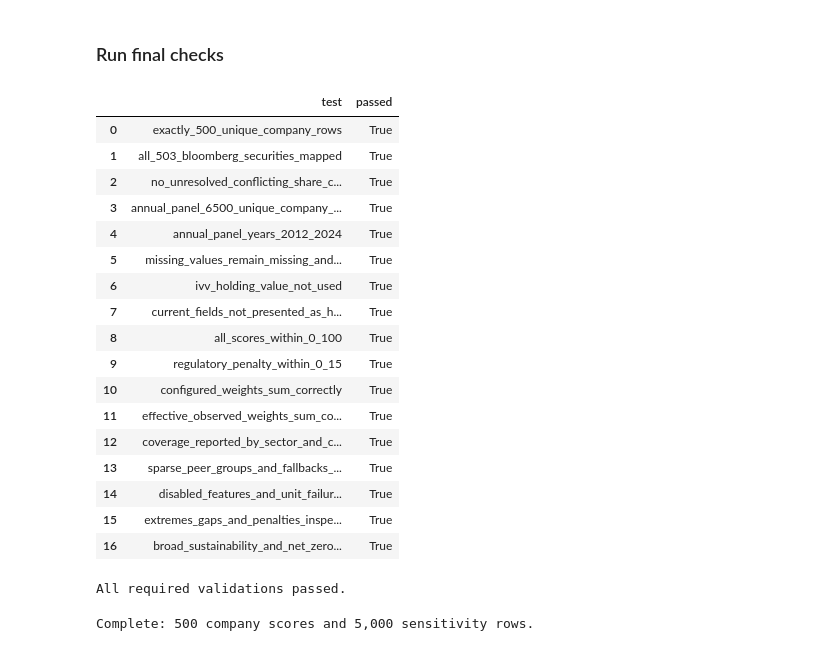
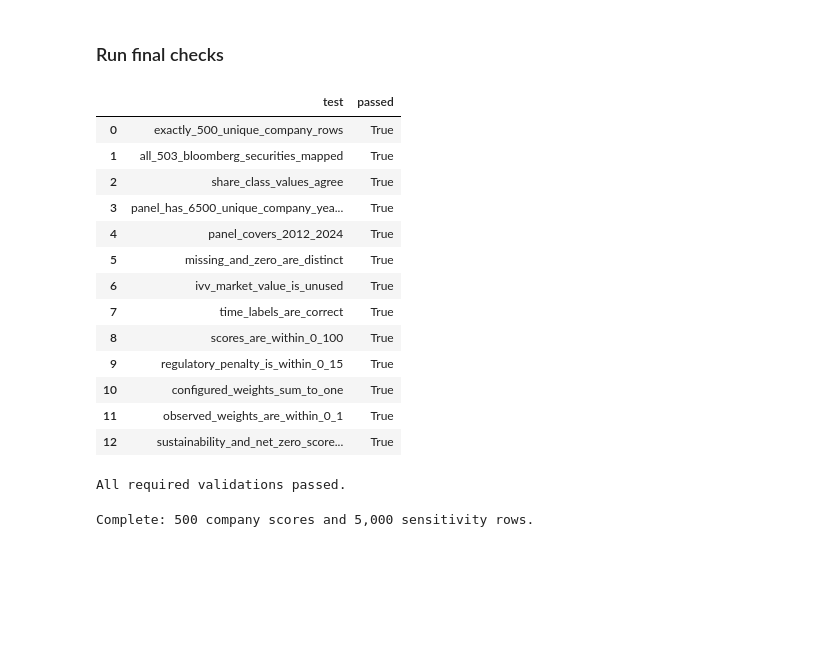
Before and after one commit to Axelio-Alison/ETHack2026, a Jupyter notebook: notebooks/structured_esg_score.ipynb, the cells around one changed output. Cells and saved outputs as stored; diff of their text form; code cells hidden in the pictures; blank space fills up the shorter version.

```diff
--- a/notebooks/structured_esg_score.ipynb
+++ b/notebooks/structured_esg_score.ipynb
@@ -733,6 +718,7 @@ Convert observed values to 0–100 peer scores and record the peer group used fo
 # %%
 # Use sector peers when the group is large enough; otherwise use the full universe.
 def percentile_good_scores(frame, value_column, beneficial, min_peers=MIN_PEER_COUNT):
+    """Return comparable 0-100 scores and the peer group used."""
     values = pd.to_numeric(frame[value_column], errors="coerce")
     global_score = values.rank(method="average", pct=True) * 100
     if not beneficial:
@@ -940,6 +935,7 @@ recent_panel = panel.loc[panel["observation_year"].isin(REGULATORY_YEARS)].copy(
 recent_panel["recency_weight"] = recent_panel["observation_year"].map(REGULATORY_RECENCY_WEIGHTS)
 
 def recency_weighted_metric(group, metric, match_flag, additional_eligibility=None):
+    """Summarize one company's observed regulatory values across recent years."""
     eligible = group[match_flag].eq(1) & group[metric].notna()
     if additional_eligibility is not None:
         eligible &= additional_eligibility(group)
@@ -1114,6 +1115,7 @@ display(scores["overall_coverage_grade"].value_counts().rename("companies").to_f
 Run the same scoring function under alternative assumptions and compare the resulting ranks.
 # %%
 def scenario_block(frame, feature_weights, materiality, threshold, prior_mode):
+    """Calculate one pillar block under a selected prior."""
     first = calculate_block(frame, feature_weights, materiality, threshold=threshold, prior=NEUTRAL_PRIOR)
     if prior_mode == "sector_median":
         prior = first["raw"].groupby(frame["sector"]).transform("median").fillna(NEUTRAL_PRIOR)
@@ -1122,6 +1124,7 @@ def scenario_block(frame, feature_weights, materiality, threshold, prior_mode):
 
 def score_scenario(name, env_lambda=ENVIRONMENT_SECTOR_MIX_LAMBDA, threshold=SHRINKAGE_EVIDENCE_THRESHOLD,
                    prior_mode="fixed_50", pillar_weights=None, feature_weights=None, materiality_mode="baseline"):
+    """Recalculate final scores under one alternative assumption set."""
     frame = inputs.copy()
     frame["scope12_reported_amount_2024_score"] = (
         env_lambda * frame["scope12_reported_amount_2024_sector_score"]
@@ -1515,76 +1516,67 @@ assert all(required_validation.values()), {key: value for key, value in required
 # %%
 validation.update({
-    "checkpoint_2": {
-        "passed": True,
-        "disabled_features": feature_dictionary.loc[feature_dictionary["feature_status"].str.startswith("Disabled"), ["output_feature", "decision_reason"]].to_dict(orient="records"),
+    "feature_summary": {
+        "disabled_features": feature_dictionary.loc[
+            feature_dictionary["feature_status"].str.startswith("Disabled"),
+            ["output_feature", "decision_reason"],
+        ].to_dict(orient="records"),
         "redundant_pairs": redundant_pairs,
         "peer_fallback_summary": peer_diagnostics.to_dict(orient="records"),
     },
-    "checkpoint_3": {
-        "passed": True,
+    "score_summary": {
         "pillar_summary": pillar_summary.to_dict(orient="records"),
         "configured_weight_sums": configured_weight_sums,
-        "transition_classification_counts": inputs["emissions_transition_classification"].value_counts(dropna=False).to_dict(),
+        "coverage_grades": scores["overall_coverage_grade"].value_counts().to_dict(),
     },
-    "checkpoint_4": {
-        "passed": True,
+    "regulatory_summary": {
         "penalty_min": float(inputs["regulatory_evidence_penalty_provisional"].min()),
         "penalty_max": float(inputs["regulatory_evidence_penalty_provisional"].max()),
-        "companies_with_observed_penalty_evidence": int(inputs["regulatory_penalty_observed_weight"].gt(0).sum()),
-        "largest_penalties": largest_penalties.to_dict(orient="records"),
+        "companies_with_observed_evidence": int(inputs["regulatory_penalty_observed_weight"].gt(0).sum()),
         "largest_rank_changes": largest_rank_changes.head(5).to_dict(orient="records"),
     },
-    "checkpoint_5": {
-        "passed": True,
-        "sensitivity_summary": sensitivity_summary.to_dict(orient="records"),
-        "representative_company": {"company_id": representative["company_id"], "ticker": representative["primary_ticker"], "company_name": representative["company_name"]},
-        "coverage_grades": scores["overall_coverage_grade"].value_counts().to_dict(),
-    },
+    "sensitivity_summary": sensitivity_summary.to_dict(orient="records"),
     "required_validation": required_validation,
 })
 # %%
 def json_safe(value):
+    """Convert pandas and NumPy values into JSON-safe Python values."""
     if isinstance(value, dict):
         return {str(key): json_safe(item) for key, item in value.items()}
     if isinstance(value, (list, tuple)):
         return [json_safe(item) for item in value]
     if isinstance(value, np.integer):
         return int(value)
     if isinstance(value, np.floating):
         return None if not np.isfinite(value) else float(value)
     if isinstance(value, np.bool_):
         return bool(value)
     if isinstance(value, float) and not math.isfinite(value):
         return None
     if value is pd.NA:
         return None
     return value
 
 with open(OUTPUT_DIR / "structured_score_validation.json", "w", encoding="utf-8") as stream:
     json.dump(json_safe(validation), stream, indent=2, default=str, allow_nan=False)
 
 validation_display = pd.DataFrame({"test": list(required_validation), "passed": list(required_validation.values())})
 display(validation_display)
 print("All required validations passed.")
 # %% [output]
 |  | test | passed |
 | 0 | exactly_500_unique_company_rows | True |
 | 1 | all_503_bloomberg_securities_mapped | True |
-| 2 | no_unresolved_conflicting_share_c... | True |
-| 3 | annual_panel_6500_unique_company_... | True |
-| 4 | annual_panel_years_2012_2024 | True |
-| 5 | missing_values_remain_missing_and... | True |
-| 6 | ivv_holding_value_not_used | True |
-| 7 | current_fields_not_presented_as_h... | True |
-| 8 | all_scores_within_0_100 | True |
-| 9 | regulatory_penalty_within_0_15 | True |
-| 10 | configured_weights_sum_correctly | True |
-| 11 | effective_observed_weights_sum_co... | True |
-| 12 | coverage_reported_by_sector_and_c... | True |
-| 13 | sparse_peer_groups_and_fallbacks_... | True |
-| 14 | disabled_features_and_unit_failur... | True |
-| 15 | extremes_gaps_and_penalties_inspe... | True |
-| 16 | broad_sustainability_and_net_zero... | True |
+| 2 | share_class_values_agree | True |
+| 3 | panel_has_6500_unique_company_yea... | True |
+| 4 | panel_covers_2012_2024 | True |
+| 5 | missing_and_zero_are_distinct | True |
+| 6 | ivv_market_value_is_unused | True |
+| 7 | time_labels_are_correct | True |
+| 8 | scores_are_within_0_100 | True |
+| 9 | regulatory_penalty_is_within_0_15 | True |
+| 10 | configured_weights_sum_to_one | True |
+| 11 | observed_weights_are_within_0_1 | True |
+| 12 | sustainability_and_net_zero_score... | True |
 All required validations passed.
 # %%
 required_files = [
```
Also changed, not shown: parts of 20 cells of this notebook.
